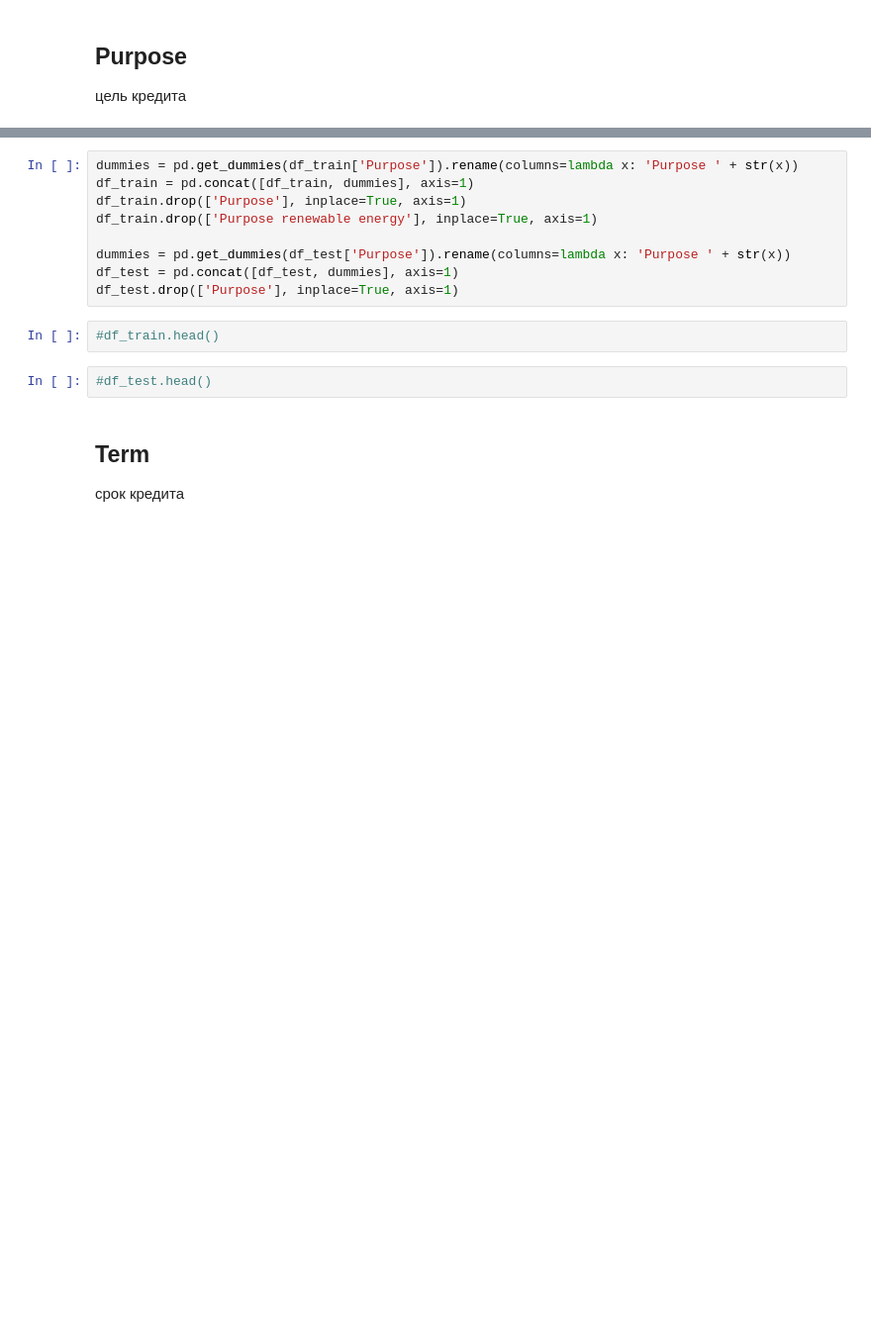
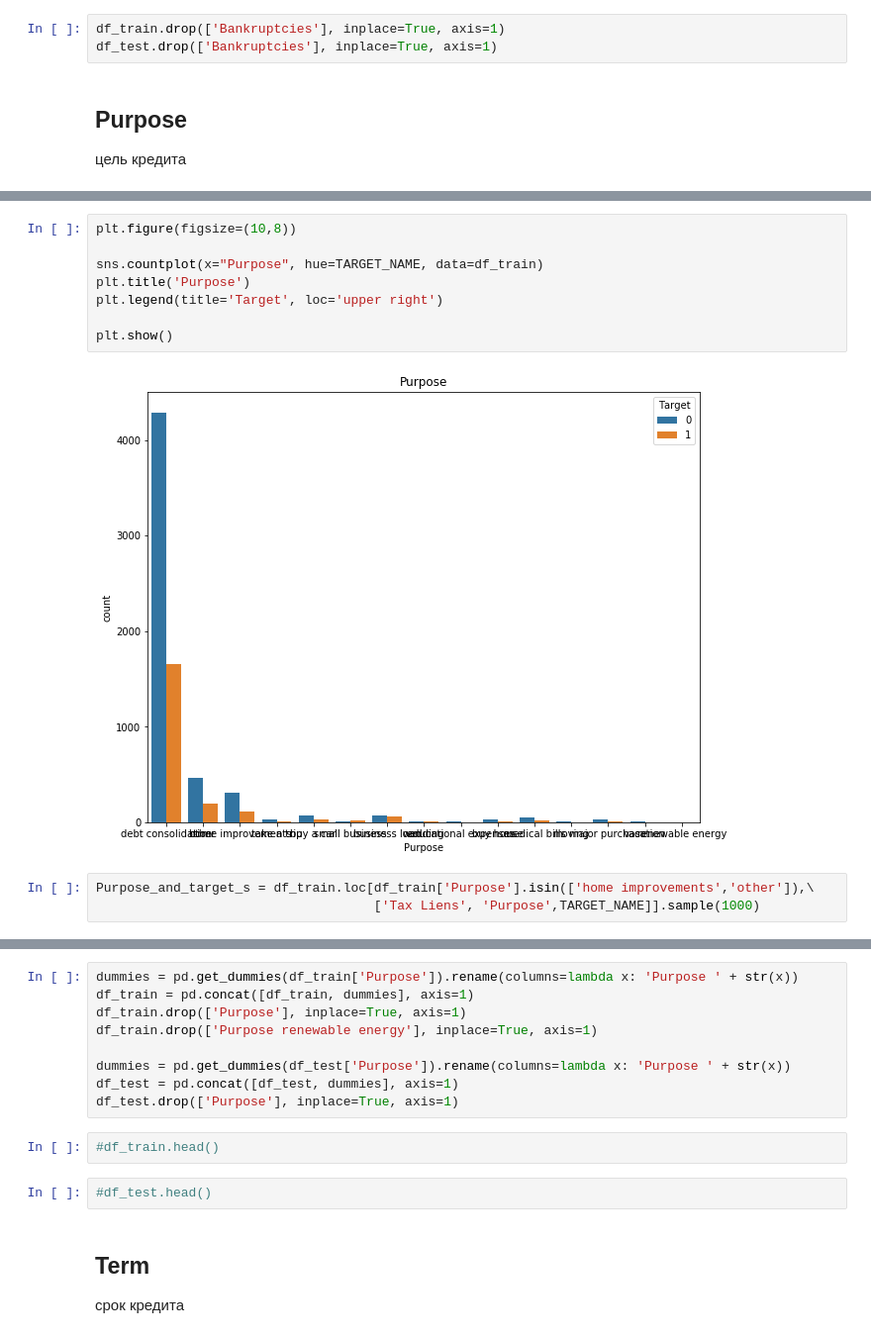
Before and after one commit to Aleksei741/Python_Lesson, a Jupyter notebook: Библиотеки Python для Data Science продолжение/course_project/AKraev_solution.ipynb, the cells around one changed output, grey strips where cells are left out. Shown at 99% size. Cells and saved outputs as stored; diff of their text form; blank space fills up the shorter version.

```diff
--- a/Библиотеки Python для Data Science продолжение/course_project/AKraev_solution.ipynb
+++ b/Библиотеки Python для Data Science продолжение/course_project/AKraev_solution.ipynb
@@ -469,3 +502,6 @@ df_test.loc[df_test['Bankruptcies'].isnull(), 'Bankruptcies'] = 0
+# %%
+df_train.drop(['Bankruptcies'], inplace=True, axis=1)
+df_test.drop(['Bankruptcies'], inplace=True, axis=1)
 # %% [markdown]
 ## Purpose
 цель кредита
@@ -475,0 +545,13 @@ df_test['Purpose'].value_counts()
+# %%
+plt.figure(figsize=(10,8))
+
+sns.countplot(x="Purpose", hue=TARGET_NAME, data=df_train)
+plt.title('Purpose')
+plt.legend(title='Target', loc='upper right')
+
+plt.show()
+# %% [output]
+[figure, added]
+# %%
+Purpose_and_target_s = df_train.loc[df_train['Purpose'].isin(['home improvements','other']),\
+                                    ['Tax Liens', 'Purpose',TARGET_NAME]].sample(1000)
```
Also changed, not shown: parts of 84 cells of this notebook.
